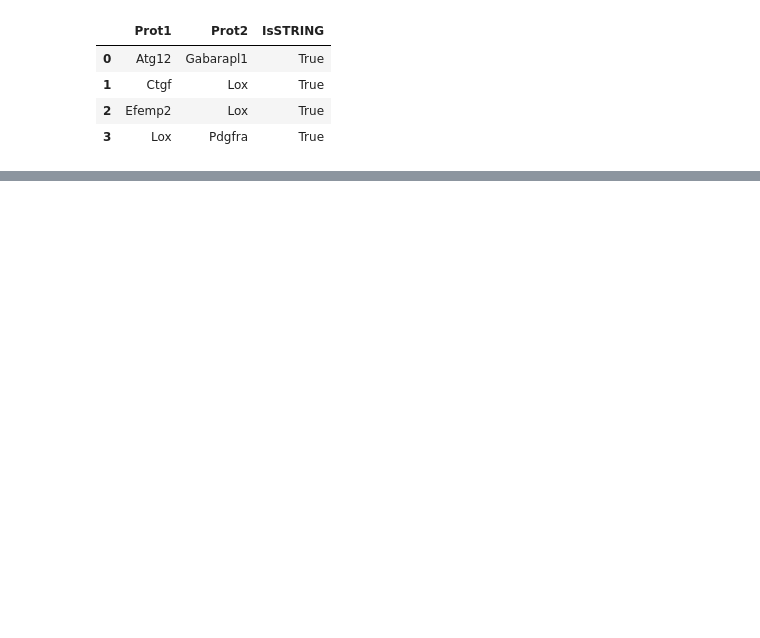
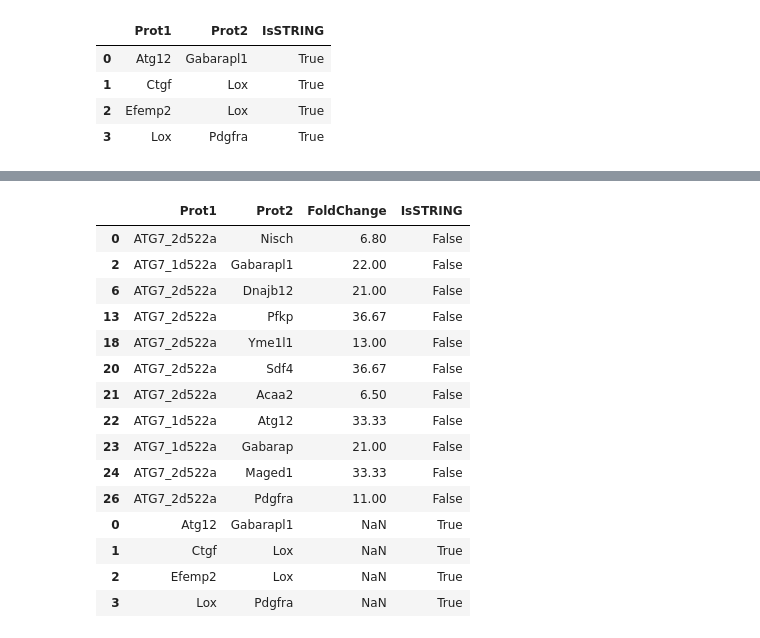
Before and after one commit to Keviosta/PhD_ATG7, a Jupyter notebook: ATG7/ATG7_in_vitro_cell_lines/interactome_mef_huh7/ATG7 mutants/mef_mutant_all_interactons_to_cytoscape.ipynb, the cells around one changed output, grey strips where cells are left out. Cells and saved outputs as stored; diff of their text form; code cells hidden in the pictures; blank space fills up the shorter version.

```diff
--- a/ATG7/ATG7_in_vitro_cell_lines/interactome_mef_huh7/ATG7 mutants/mef_mutant_all_interactons_to_cytoscape.ipynb
+++ b/ATG7/ATG7_in_vitro_cell_lines/interactome_mef_huh7/ATG7 mutants/mef_mutant_all_interactons_to_cytoscape.ipynb
@@ -101,0 +138,28 @@ df_final.to_csv(path2+'df_mutant_cytoscape_mefs.csv',sep = ",")
+# %%
+MutA = df_inter_mefs[df_inter_mefs['Prot1'].str.endswith('d522a')]
+MutE = df_inter_mefs[df_inter_mefs['Prot1'].str.endswith('d522e')]
+
+df_inter_mefs_A = pandas.concat([MutA, df_off], axis=0)
+df_inter_mefs_A.to_csv(path2+'df_mutant_cytoscape_mefs_D522A.csv',sep = ",")
+
+df_inter_mefs_E = pandas.concat([MutE, df_off], axis=0)
+df_inter_mefs_E.to_csv(path2+'df_mutant_cytoscape_mefs_D522E.csv',sep = ",")
+# %%
+df_inter_mefs_A
+# %% [output]
+|  | Prot1 | Prot2 | FoldChange | IsSTRING |
+| 0 | ATG7_2d522a | Nisch | 6.80 | False |
+| 2 | ATG7_1d522a | Gabarapl1 | 22.00 | False |
+| 6 | ATG7_2d522a | Dnajb12 | 21.00 | False |
+| 13 | ATG7_2d522a | Pfkp | 36.67 | False |
+| 18 | ATG7_2d522a | Yme1l1 | 13.00 | False |
+| 20 | ATG7_2d522a | Sdf4 | 36.67 | False |
+| 21 | ATG7_2d522a | Acaa2 | 6.50 | False |
+| 22 | ATG7_1d522a | Atg12 | 33.33 | False |
+| 23 | ATG7_1d522a | Gabarap | 21.00 | False |
+| 24 | ATG7_2d522a | Maged1 | 33.33 | False |
+| 26 | ATG7_2d522a | Pdgfra | 11.00 | False |
+| 0 | Atg12 | Gabarapl1 | NaN | True |
+| 1 | Ctgf | Lox | NaN | True |
+| 2 | Efemp2 | Lox | NaN | True |
+| 3 | Lox | Pdgfra | NaN | True |
```
Also changed, not shown: parts of 11 cells of this notebook, 1 other file.
